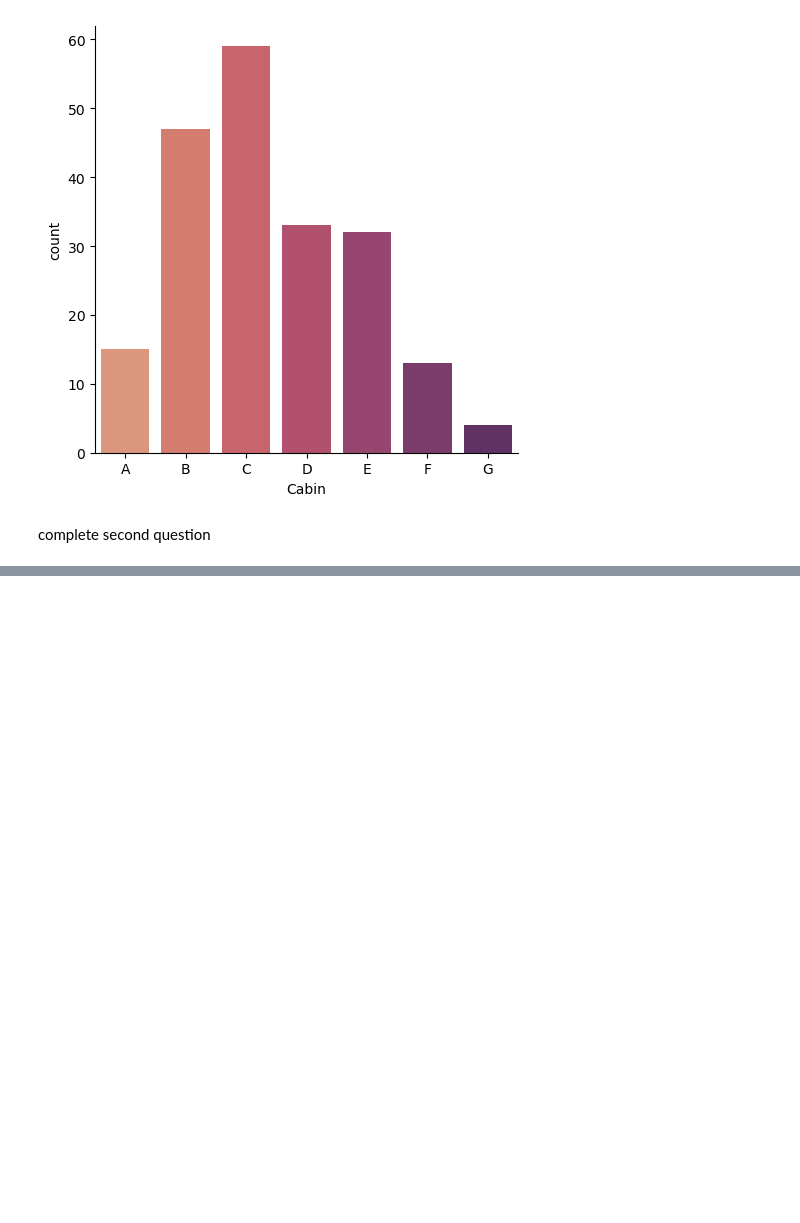
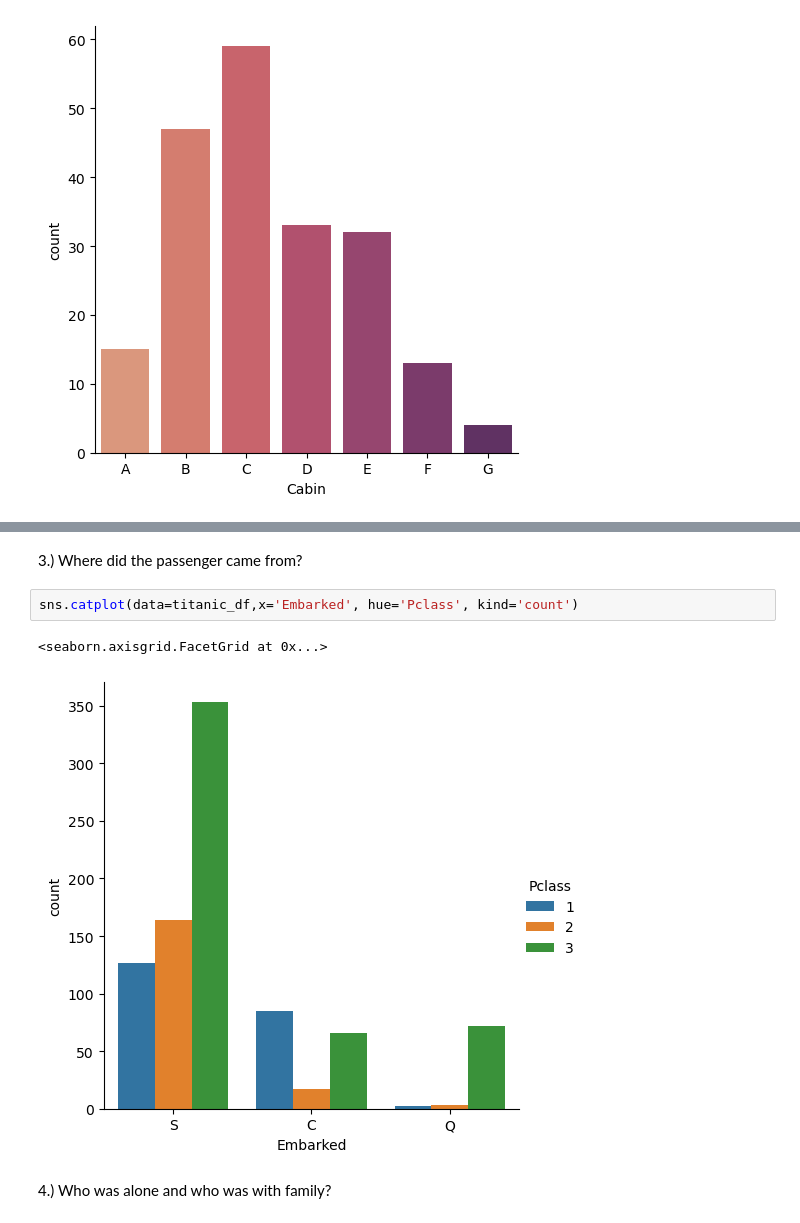
Before and after one commit to dhruv8315/Titanic-Analysis, a Jupyter notebook: Titanic Analysis.ipynb, the cells around one changed output, grey strips where cells are left out. Cells and saved outputs as stored; diff of their text form; blank space fills up the shorter version.

Commit message:
Titanic Analysis.ipynb
Completed Question 4

```diff
--- a/Titanic Analysis.ipynb
+++ b/Titanic Analysis.ipynb
@@ -201,8 +199,6 @@ sns.catplot(data=cabin_df,x='Cabin',palette='flare',kind='count',order=['A','B',
 # %% [output]
 <seaborn.axisgrid.FacetGrid at 0x...>
 [figure]
-# %% [markdown]
-complete second question
 # %%
 titanic_df.head()
 # %% [output]
@@ -212,3 +208,12 @@ titanic_df.head()
 | 2 | 3 | 1 | 3 | Heikkinen, Miss. Laina | female | 26.0 | 0 | 0 | STON/O2. 3101282 | 7.9250 | ... |
 | 3 | 4 | 1 | 1 | Futrelle, Mrs. Jacques Heath (Lil... | female | 35.0 | 1 | 0 | 113803 | 53.1000 | ... |
 | 4 | 5 | 0 | 3 | Allen, Mr. William Henry | male | 35.0 | 0 | 0 | 373450 | 8.0500 | ... |
+# %% [markdown]
+3.) Where did the passenger came from?
+# %%
+sns.catplot(data=titanic_df,x='Embarked', hue='Pclass', kind='count')
+# %% [output]
+<seaborn.axisgrid.FacetGrid at 0x...>
+[figure, added]
+# %% [markdown]
+4.) Who was alone and who was with family?
```
Also changed, not shown: parts of 11 cells of this notebook.
